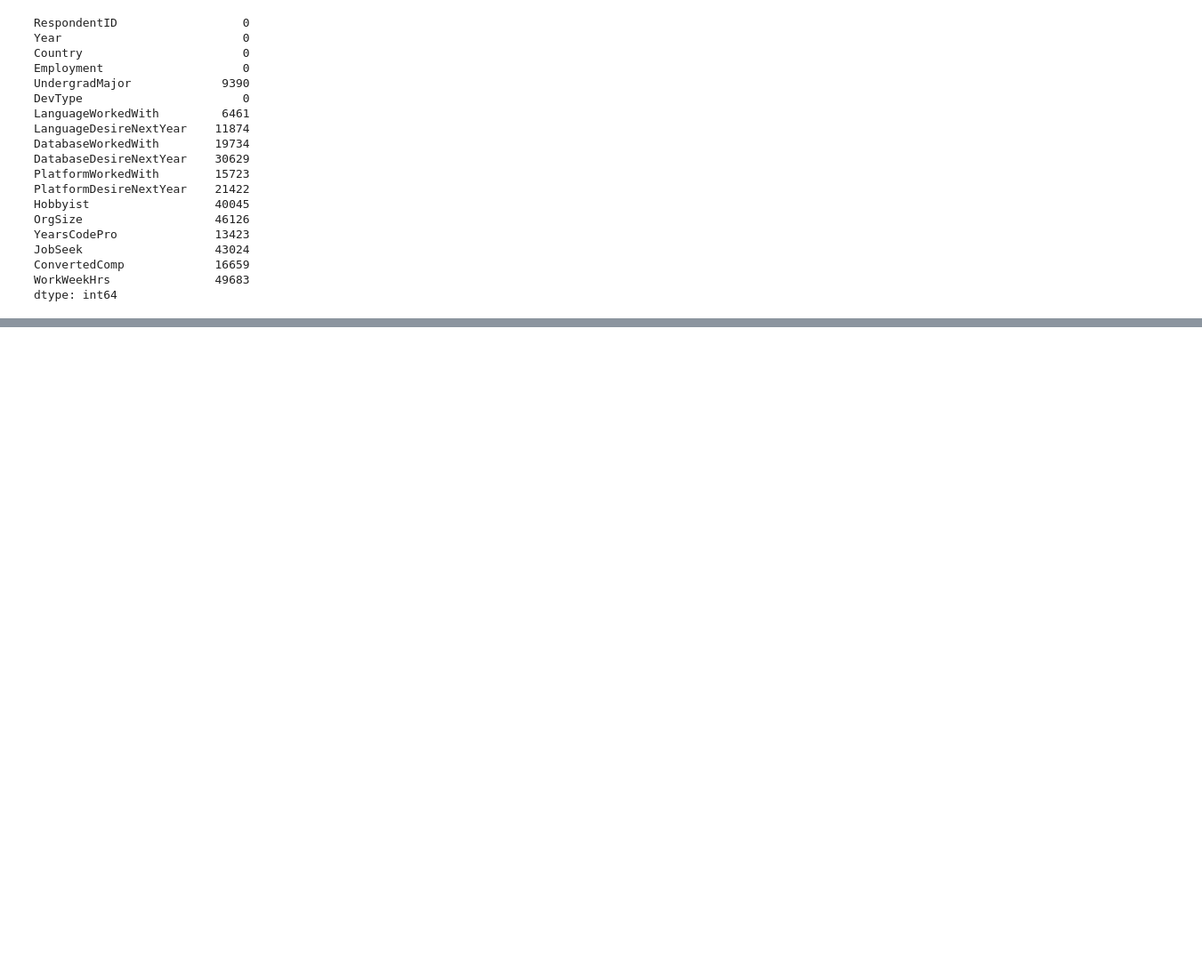
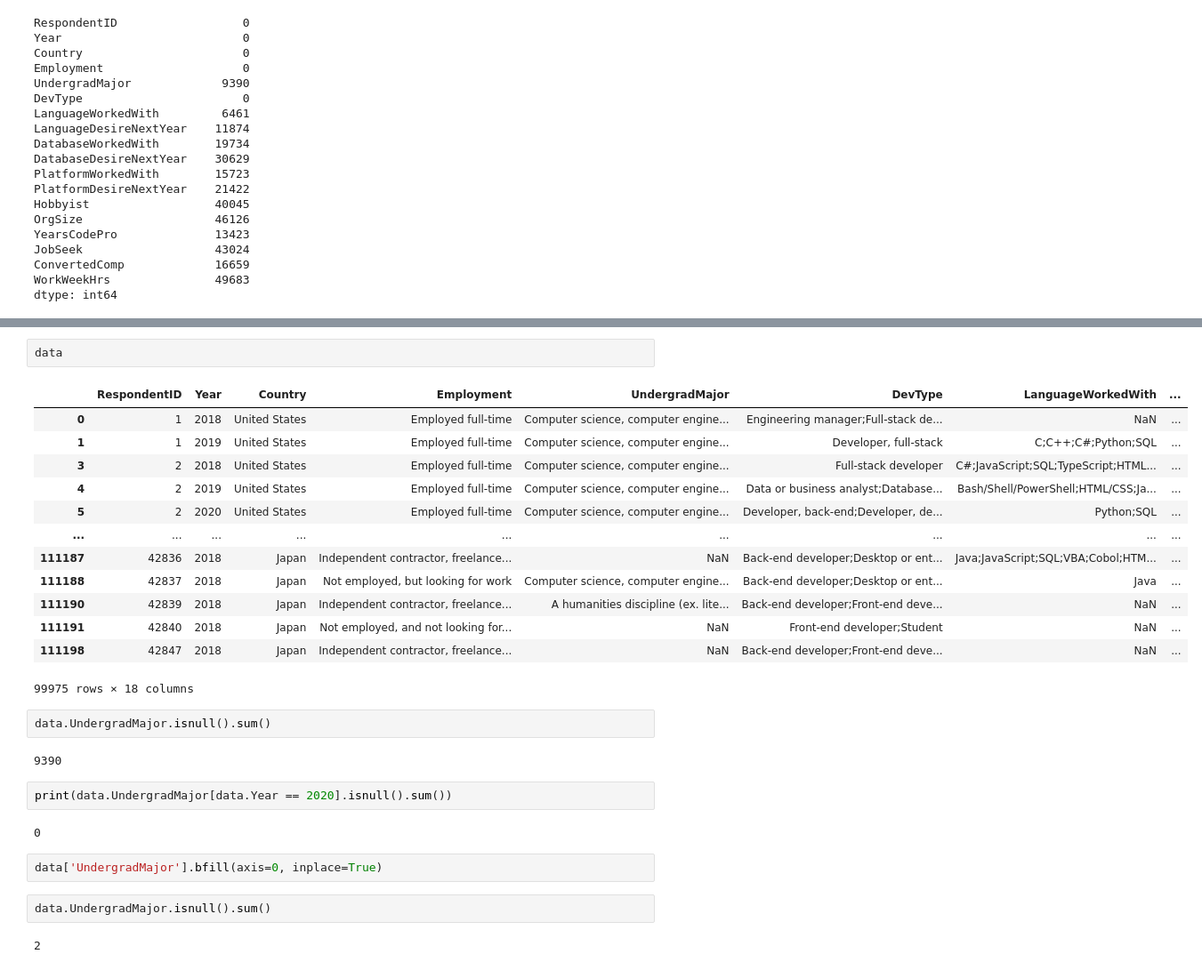
Before and after one commit to LiZoMark841619/Balazs1982, a Jupyter notebook: Jupyter_files/Codecademy_Projects/Stack_overflow_analysis/analysis.ipynb, the cells around one changed output, grey strips where cells are left out. Shown at 89% size. Cells and saved outputs as stored; diff of their text form; blank space fills up the shorter version.

```diff
--- a/Jupyter_files/Codecademy_Projects/Stack_overflow_analysis/analysis.ipynb
+++ b/Jupyter_files/Codecademy_Projects/Stack_overflow_analysis/analysis.ipynb
@@ -178,0 +279,30 @@ dtype: int64
+# %%
+data
+# %% [output]
+|  | RespondentID | Year | Country | Employment | UndergradMajor | DevType | LanguageWorkedWith | ... |
+| 0 | 1 | 2018 | United States | Employed full-time | Computer science, computer engine... | Engineering manager;Full-stack de... | NaN | ... |
+| 1 | 1 | 2019 | United States | Employed full-time | Computer science, computer engine... | Developer, full-stack | C;C++;C#;Python;SQL | ... |
+| 3 | 2 | 2018 | United States | Employed full-time | Computer science, computer engine... | Full-stack developer | C#;JavaScript;SQL;TypeScript;HTML... | ... |
+| 4 | 2 | 2019 | United States | Employed full-time | Computer science, computer engine... | Data or business analyst;Database... | Bash/Shell/PowerShell;HTML/CSS;Ja... | ... |
+| 5 | 2 | 2020 | United States | Employed full-time | Computer science, computer engine... | Developer, back-end;Developer, de... | Python;SQL | ... |
+| ... | ... | ... | ... | ... | ... | ... | ... | ... |
+| 111187 | 42836 | 2018 | Japan | Independent contractor, freelance... | NaN | Back-end developer;Desktop or ent... | Java;JavaScript;SQL;VBA;Cobol;HTM... | ... |
+| 111188 | 42837 | 2018 | Japan | Not employed, but looking for work | Computer science, computer engine... | Back-end developer;Desktop or ent... | Java | ... |
+| 111190 | 42839 | 2018 | Japan | Independent contractor, freelance... | A humanities discipline (ex. lite... | Back-end developer;Front-end deve... | NaN | ... |
+| 111191 | 42840 | 2018 | Japan | Not employed, and not looking for... | NaN | Front-end developer;Student | NaN | ... |
+| 111198 | 42847 | 2018 | Japan | Independent contractor, freelance... | NaN | Back-end developer;Front-end deve... | NaN | ... |
+99975 rows × 18 columns
+# %%
+data.UndergradMajor.isnull().sum()
+# %% [output]
+9390
+# %%
+print(data.UndergradMajor[data.Year == 2020].isnull().sum())
+# %% [output]
+0
+# %%
+data['UndergradMajor'].bfill(axis=0, inplace=True)
+# %%
+data.UndergradMajor.isnull().sum()
+# %% [output]
+2
```
Also changed, not shown: parts of 17 cells of this notebook, 1 other file.
